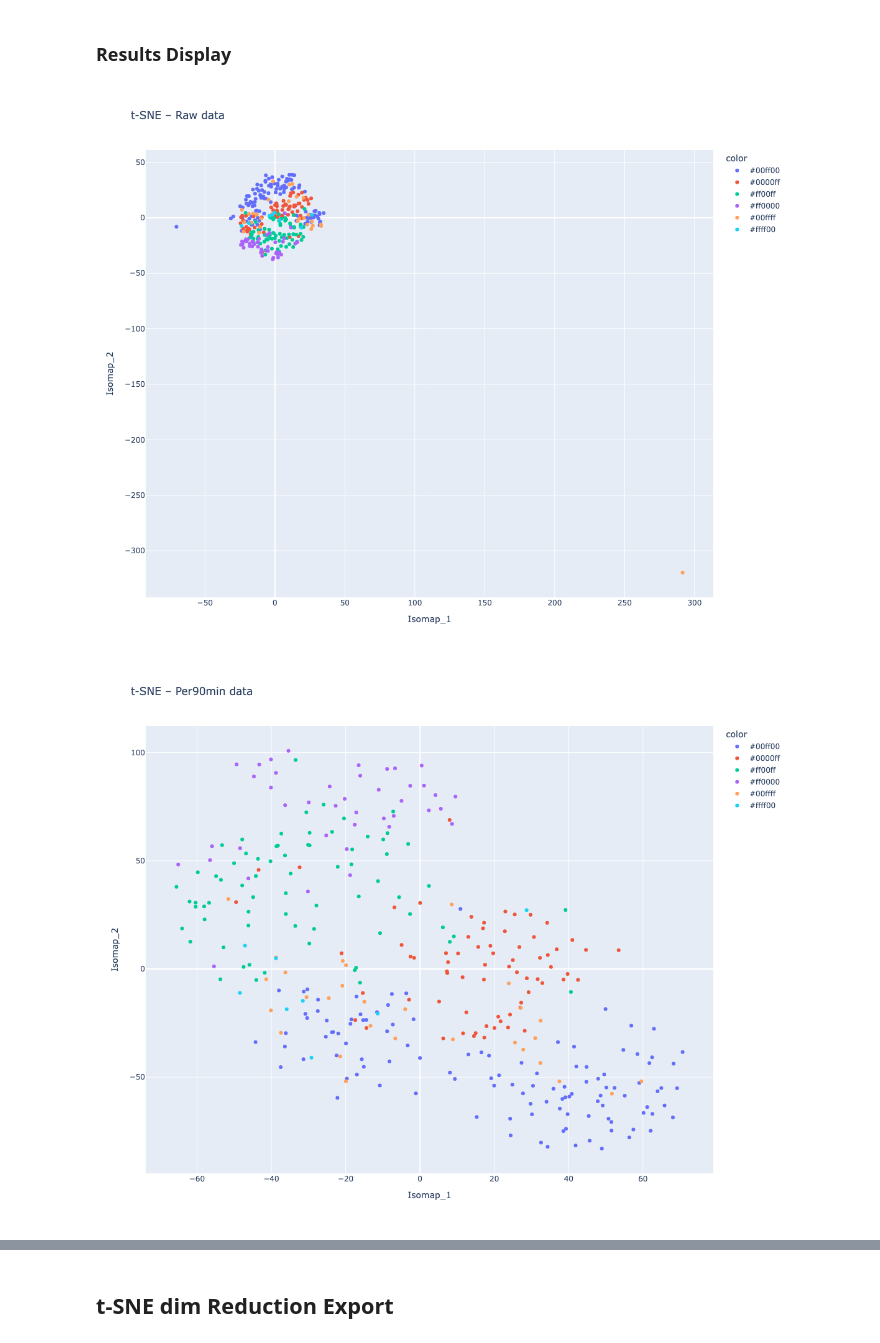
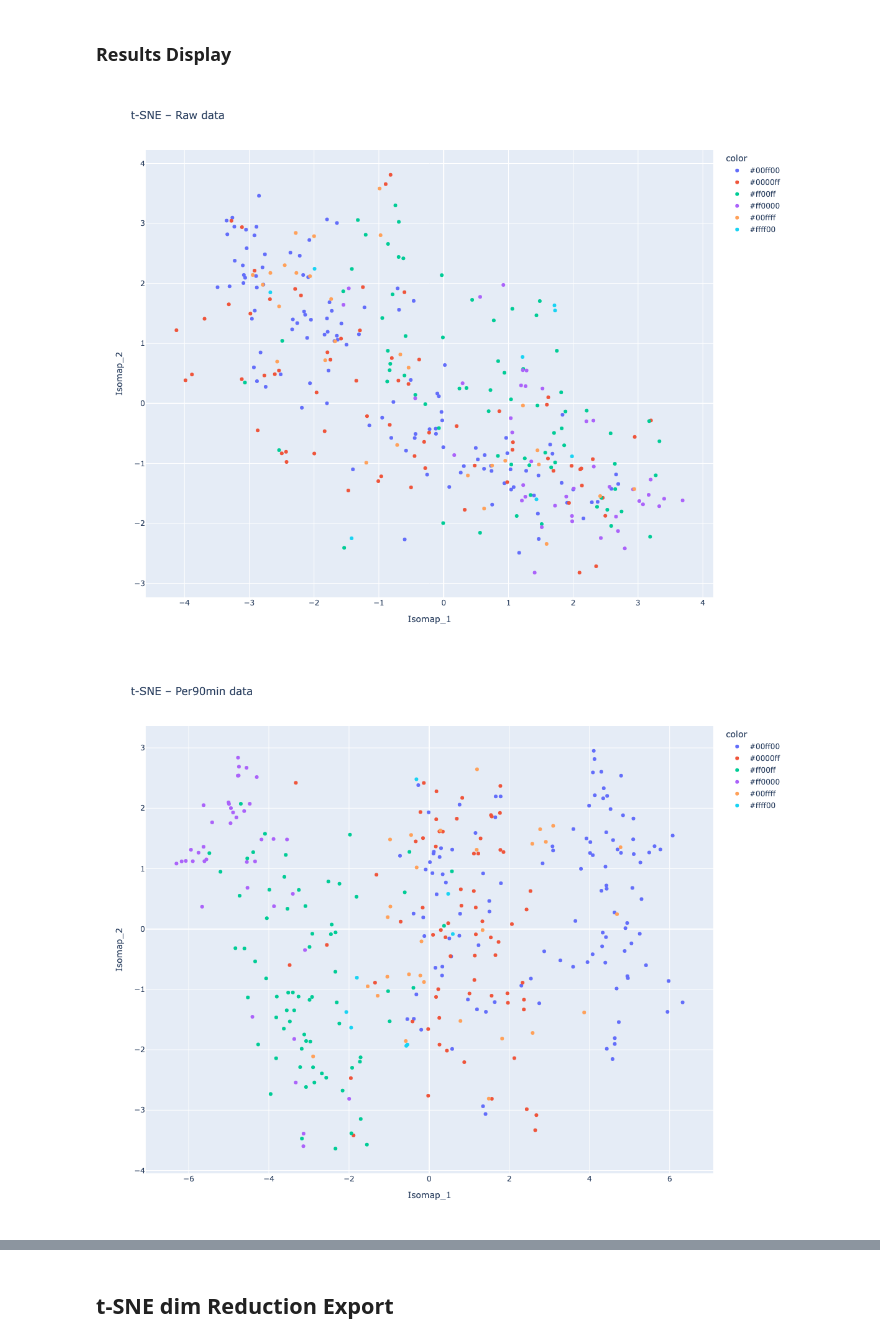
Before and after one commit to DeankoontzG/DataMining_Project, a Jupyter notebook: src/lhemgui/TSNE.ipynb, the cells around one changed output, grey strips where cells are left out. Cells and saved outputs as stored; diff of their text form; code cells hidden in the pictures.

```diff
--- a/src/lhemgui/TSNE.ipynb
+++ b/src/lhemgui/TSNE.ipynb
@@ -52,12 +226,12 @@ Columns removed (5): ['equipe', 'player_country_code', 'player_id', 'player_name
 # %%
-def run_tsne(X, n_components, perplexity):
-    tsne = TSNE(n_components= n_components, perplexity=perplexity, learning_rate=100, max_iter=3000, random_state=42)
+def run_tsne(X, n_components, perplexity, learning_rate = 60):
+    tsne = TSNE(n_components= n_components, perplexity=perplexity, init = "pca", learning_rate=learning_rate, max_iter=3000, random_state=42, method = "exact")
     X_tsne = tsne.fit_transform(X)
     return X_tsne, tsne
 
-X_tsne_raw, tsne_raw = run_tsne(X_raw, n_components=3, perplexity=10)
-X_tsne_per90, tsne_per90 = run_tsne(X_per90, n_components=3, perplexity=10)
-X_tsne_custom, tsne_custom = run_tsne(X_custom, n_components=3, perplexity=10)
+X_tsne_raw, tsne_raw = run_tsne(X_raw, n_components=4, perplexity=40, learning_rate = 60)
+X_tsne_per90, tsne_per90 = run_tsne(X_per90, n_components=4, perplexity=40, learning_rate = 60)
+X_tsne_custom, tsne_custom = run_tsne(X_custom, n_components=4, perplexity=40, learning_rate = 60)
 # %% [markdown]
 ### Results Display
 # %%
@@ -69,32 +243,55 @@ position_colors = {
 
 def color_from_position(positions):
     postitions = str(positions)
     position_list = positions.split(',')
     colors = np.array([position_colors[p] for p in position_list if p in position_colors])
     avg_color = np.sum(colors, axis=0)
     return '#%02x%02x%02x' % tuple(avg_color.astype(int))
 
 def plot_isomap_interactive(X_tsne, player_positions, data_num, title):
     df_plot = pd.DataFrame({
         'Isomap_1': X_tsne[:, 0],
         'Isomap_2': X_tsne[:, 1],
         'player_name': data_num.index,
         'color' : player_positions.apply(color_from_position)
     })
 
     fig = px.scatter(
         df_plot,
         x='Isomap_1', y='Isomap_2',
         hover_name='player_name',
         color='color',
         title=title,
         height=900, width=1100
     )
     fig.show()
 
 plot_isomap_interactive(X_tsne_raw, player_positions_raw ,data_raw.set_index("player_name"), "t-SNE – Raw data")
 plot_isomap_interactive(X_tsne_per90, player_positions_per90 ,data_per90.set_index("player_name"), "t-SNE – Per90min data")
 plot_isomap_interactive(X_tsne_custom, player_positions_custom ,data_custom.set_index("player_name"), "t-SNE – Custom data")
+
+corr_raw, trust_raw, cont_raw, mrre_raw = extractMetrics_tsne(X_raw, X_tsne_raw)
+corr_per90, trust_per90, cont_per90, mrre_per90 = extractMetrics_tsne(X_per90, X_tsne_per90)
+corr_custom, trust_custom, cont_custom, mrre_custom = extractMetrics_tsne(X_custom, X_tsne_custom)
+
+
+print("==== Raw data perf : ====")
+print(f"Dist correlation : {corr_raw}")
+print(f"Trustworthiness : {trust_raw}")
+print(f"Continuity : {cont_raw}")
+print(f"MRRE : {mrre_raw}")
+
+print("==== Per90 data perf : ====")
+print(f"Dist correlation : {corr_per90}")
+print(f"Trustworthiness : {trust_per90}")
+print(f"Continuity : {cont_per90}")
+print(f"MRRE : {mrre_per90}")
+
+print("==== Custom data perf : ====")
+print(f"Dist correlation : {corr_custom}")
+print(f"Trustworthiness : {trust_custom}")
+print(f"Continuity : {cont_custom}")
+print(f"MRRE : {mrre_custom}")
 # %% [output]
-[figure, old version]
+[figure, new version]
-[figure, old version]
+[figure, new version]
```
Also changed, not shown: parts of 13 cells of this notebook, 8 other files.
